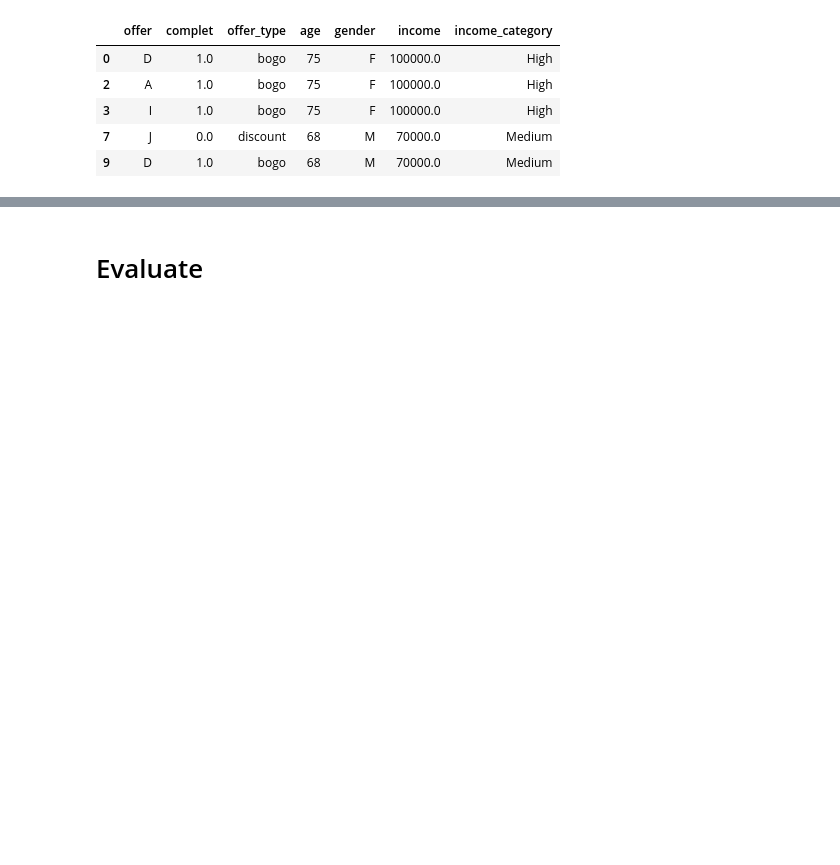
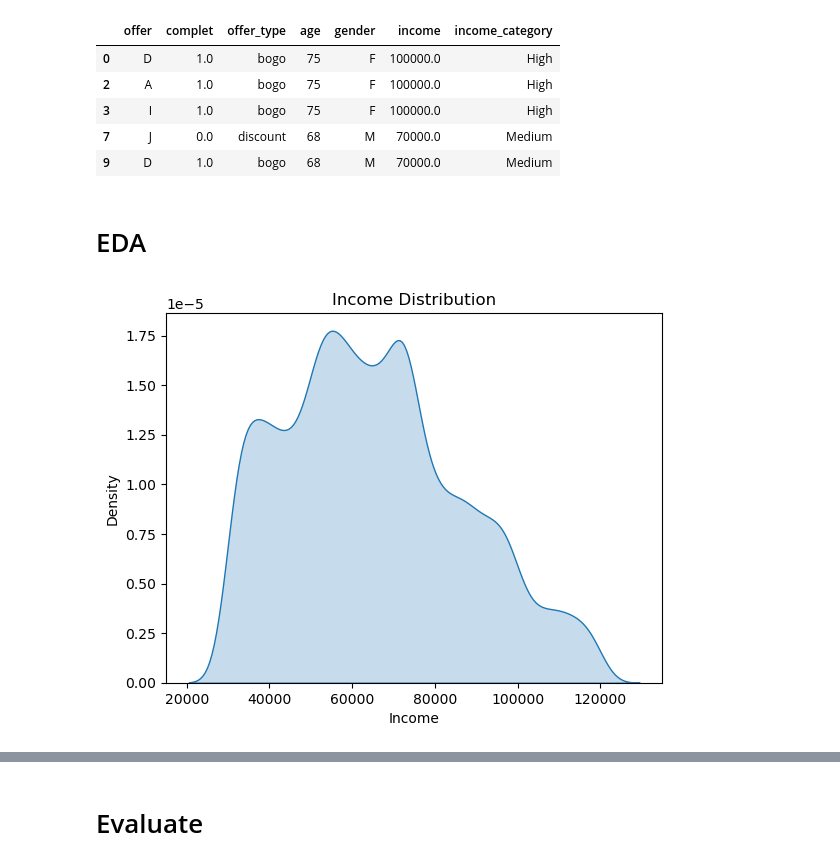
Before and after one commit to omar12oma/Starbucks_Offers, a Jupyter notebook: Starbucks_Capstone_notebook.ipynb, the cells around one changed output, grey strips where cells are left out. Saved outputs shown, nothing was run; the diff lists cells and outputs as text; code cells hidden in the pictures; blank space fills up the shorter version.

```diff
--- a/Starbucks_Capstone_notebook.ipynb
+++ b/Starbucks_Capstone_notebook.ipynb
@@ -275,3 +302,20 @@ new_data.head()
 | 3 | I | 1.0 | bogo | 75 | F | 100000.0 | High |
 | 7 | J | 0.0 | discount | 68 | M | 70000.0 | Medium |
 | 9 | D | 1.0 | bogo | 68 | M | 70000.0 | Medium |
+# %% [markdown]
+# EDA
+# %%
+import seaborn as sns
+
+# Plot KDE plot
+sns.kdeplot(profile['income'], shade=True)
+
+# Add title and labels
+plt.title('Income Distribution')
+plt.xlabel('Income')
+plt.ylabel('Density')
+
+# Show the plot
+plt.show()
+# %% [output]
+[figure, added]
```
Also changed, not shown: parts of 6 cells of this notebook.
